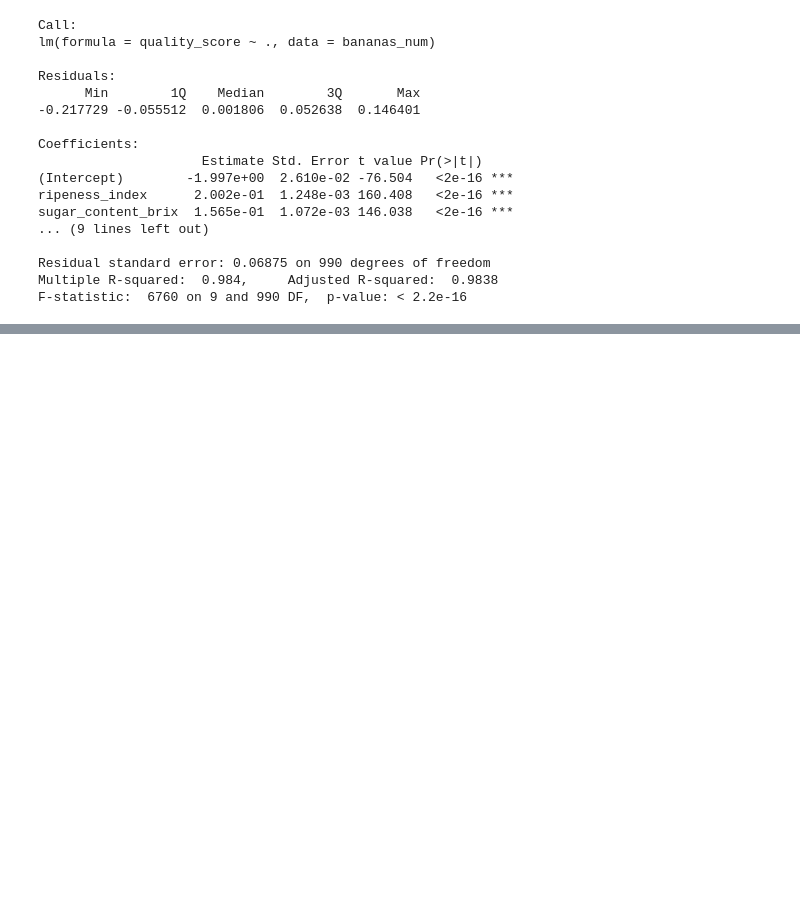
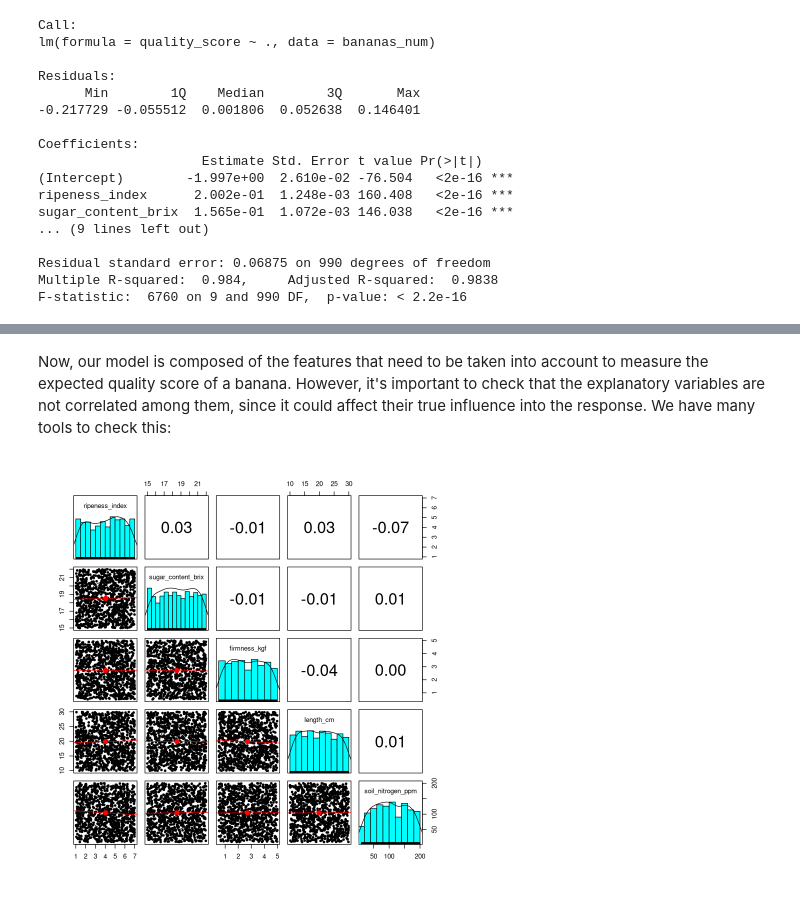
Before and after one commit to CarlosFOL/Bananas_Analysis, a Jupyter notebook: notebooks/banana_analysis.ipynb, the cells around one changed output, grey strips where cells are left out. Drawn from its saved outputs; the diff is of its cells as text; code cells hidden in the pictures; blank space fills up the shorter version.

```diff
--- a/notebooks/banana_analysis.ipynb
+++ b/notebooks/banana_analysis.ipynb
@@ -164,0 +227,11 @@ Understanding this table is really important to know, because you can see which
+# %% [markdown]
+Now, our model is composed of the features that need to be taken into account to measure the expected quality score of a banana. However, it's important to check that the explanatory variables are not correlated among them, since it could affect their true influence into the response. We have many tools to check this:
+# %%
+# Build the matrix of features
+X <- bananas_num[, c("ripeness_index", "sugar_content_brix", "firmness_kgf", "length_cm", "soil_nitrogen_ppm")]
+# 1) Correlation Matrix
+pairs.panels(X, smooth = TRUE, density=TRUE, digits = 2,
+             ellipses=TRUE, method="pearson", pch = 20,
+             lm=TRUE, cor=TRUE)
+# %% [output]
+[figure, added]
```
Also changed, not shown: parts of 41 cells of this notebook, 2 other files.
